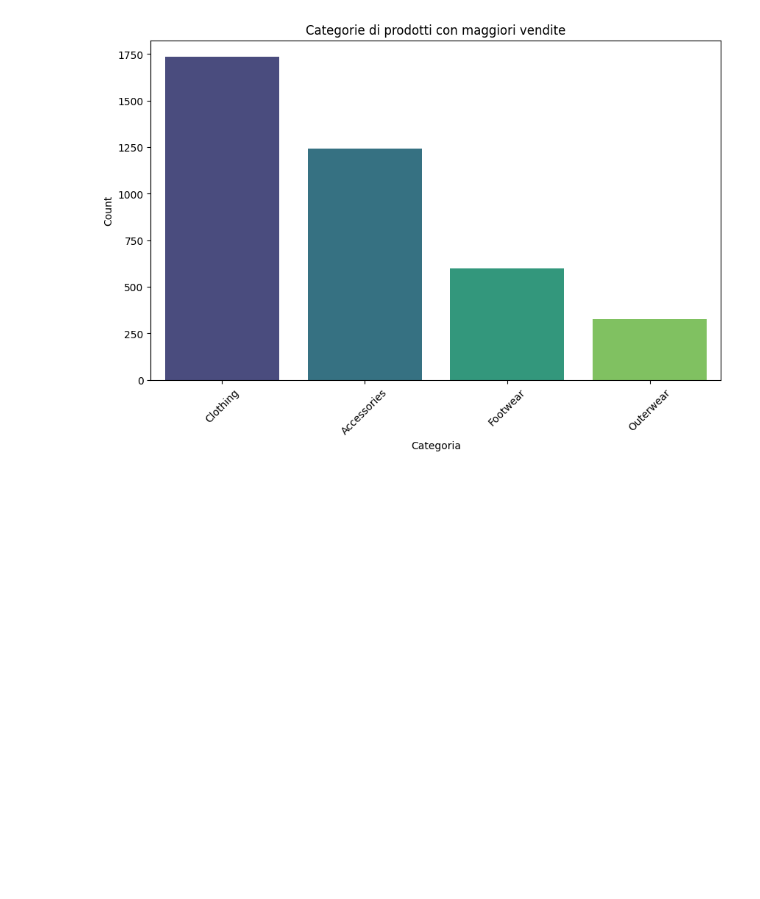
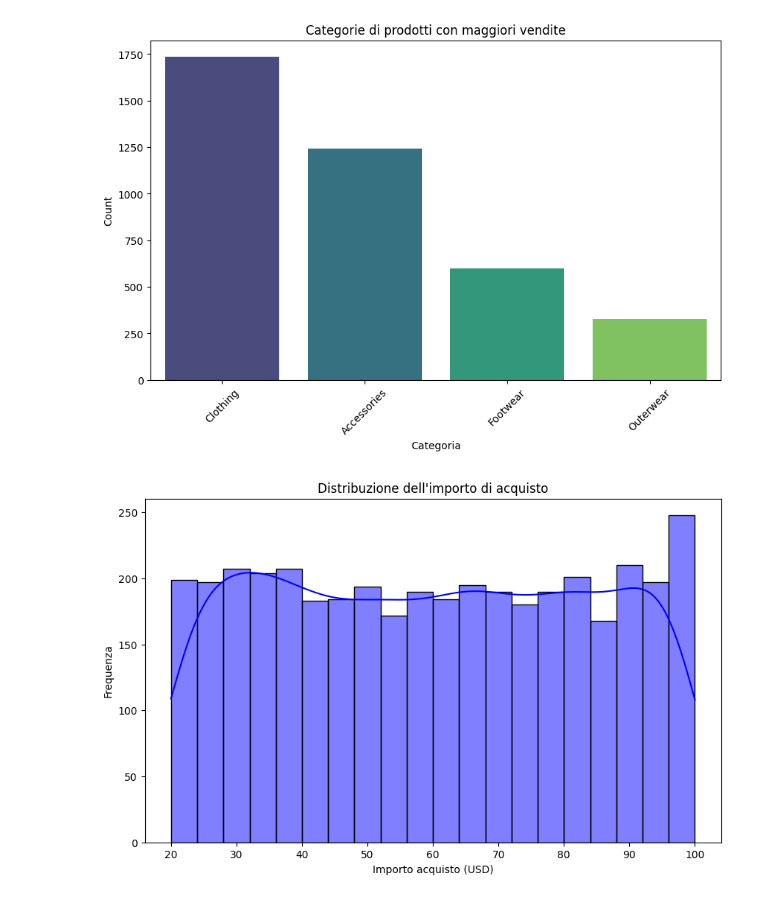
Before and after one commit to alessiaperrone03/shopping_trends_analysis, a Jupyter notebook: notebooks/advanced_analysis.ipynb, the cells around one changed output. Saved outputs shown, nothing was run; the diff lists cells and outputs as text; code cells hidden in the pictures; blank space fills up the shorter version.

```diff
--- a/notebooks/advanced_analysis.ipynb
+++ b/notebooks/advanced_analysis.ipynb
@@ -114,3 +103,16 @@ Passing `palette` without assigning `hue` is deprecated and will be removed in v
 
   sns.barplot(x=category_counts.index, y=category_counts.values, palette='viridis')
 [figure]
+# %%
+import matplotlib.pyplot as plt
+import seaborn as sns
+
+# Istogramma
+plt.figure(figsize=(10, 6))
+sns.histplot(df['Purchase Amount (USD)'], kde=True, bins=20, color='blue')
+plt.title("Distribuzione dell'importo di acquisto")
+plt.xlabel("Importo acquisto (USD)")
+plt.ylabel("Frequenza")
+plt.show()
+# %% [output]
+[figure, added]
```
Also changed, not shown: parts of 20 cells of this notebook, 2 other files.
